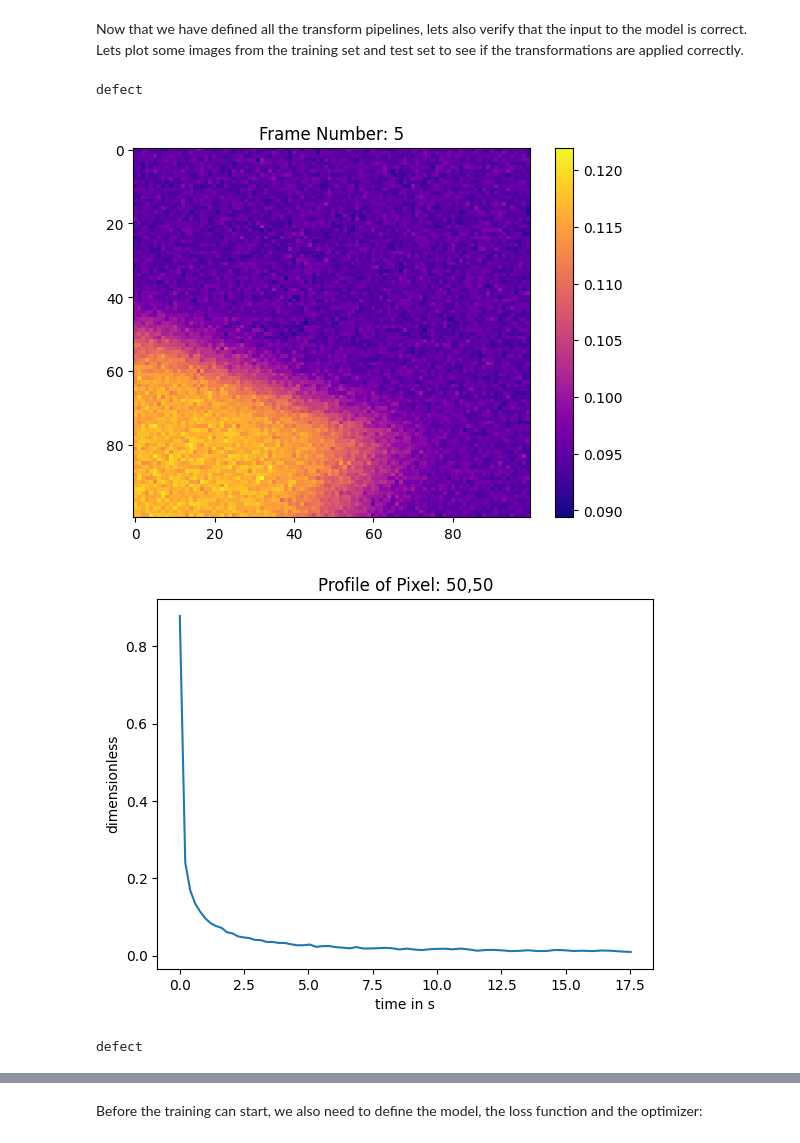
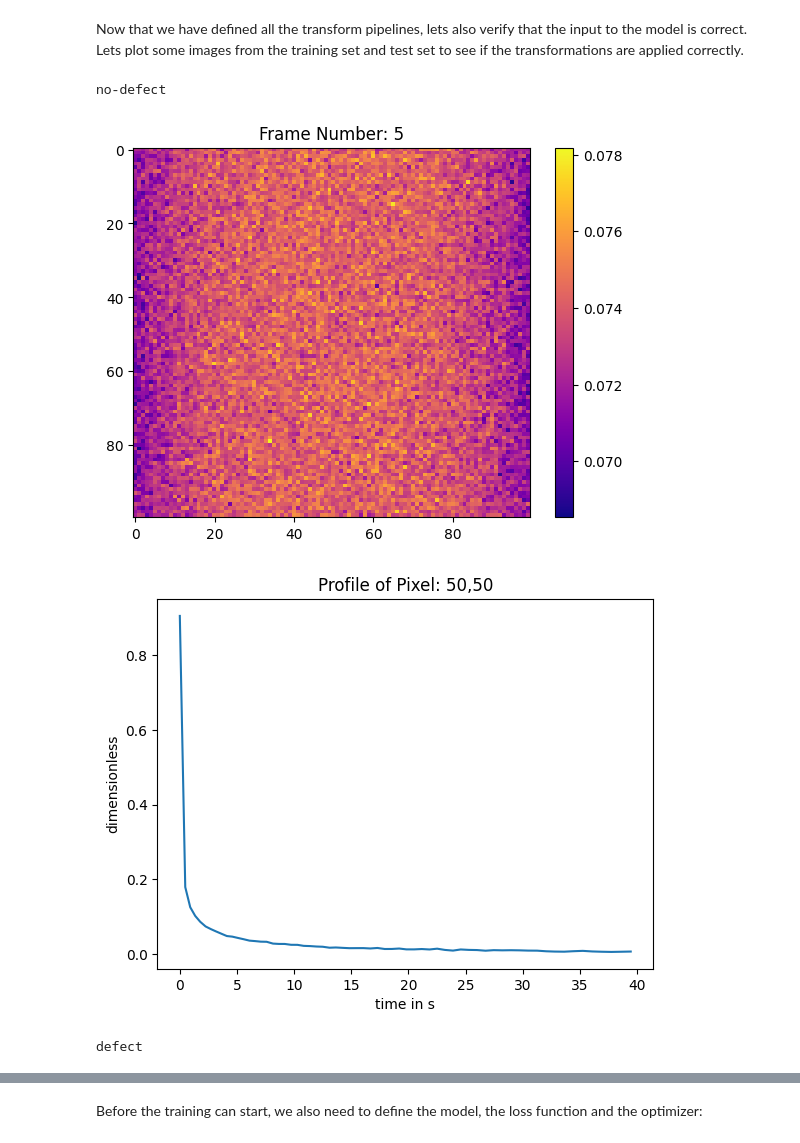
Before and after one commit to voidsy-gmbh/pyThermoNDT, a Jupyter notebook: examples/example4_model_training.ipynb, the cells around one changed output, grey strips where cells are left out. Saved outputs shown, nothing was run; the diff lists cells and outputs as text; code cells hidden in the pictures.

```diff
--- a/examples/example4_model_training.ipynb
+++ b/examples/example4_model_training.ipynb
@@ -34,14 +37,14 @@ no_defect = S3Reader(
     bucket="ffg-bp",
     prefix=base_path + "/no_defect",
     download_files=True,
-    num_files=200
+    num_files=500
 )
 
 visible = S3Reader(
     bucket="ffg-bp",
     prefix=base_path + "/defect_visible",
     download_files=True,
-    num_files = 200,
+    num_files = 500,
 )
 # %% [markdown]
 Now we can combine these datasources by creating a dataset.
@@ -67,5 +70,6 @@ val_pipeline = T.Compose([
     T.SubtractFrame(0),
     T.RemoveFlash(method='excitation_signal'),
     T.NonUniformSampling(64),
+    T.GaussianNoise(std=25e-3), # Data Augmentation
     T.MinMaxNormalize(),
 ])
@@ -126,18 +189,18 @@ Now that we have defined all the transform pipelines, lets also verify that the
 # %%
 # Visualize the data input
 # Visualize a no-defect sample
-container = train_set[1]
+container = train_set[5]
 print("no-defect" if container.get_dataset("/GroundTruth/DefectMask").equal(torch.zeros(100,100)) else "defect")
 container.show_frame(5)
 container.show_pixel_profile(50, 50)
 
 # Visualize a defect sample
 container = train_set[2]
 print("no-defect" if container.get_dataset("/GroundTruth/DefectMask").equal(torch.zeros(100,100)) else "defect")
 container.show_frame(5)
 container.show_pixel_profile(50, 50)
 # %% [output]
-defect
+no-defect
-[figure, old version]
+[figure, new version]
-[figure, old version]
+[figure, new version]
 defect
```
Also changed, not shown: parts of 13 cells of this notebook.
